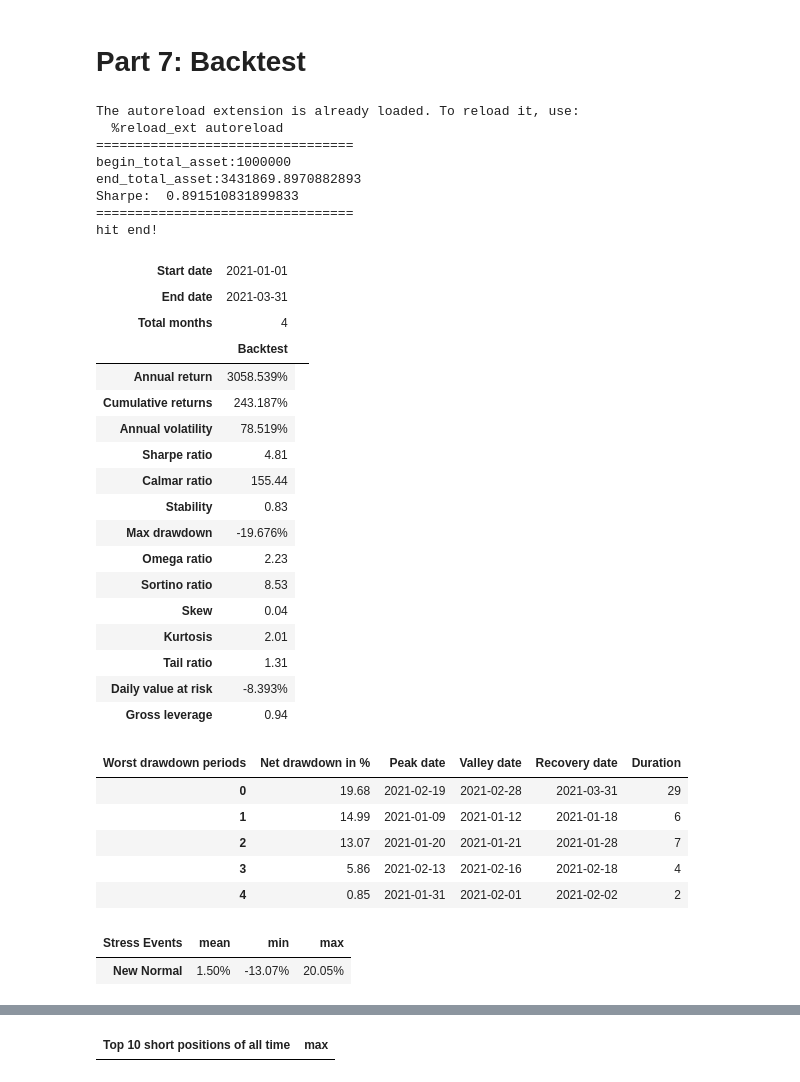
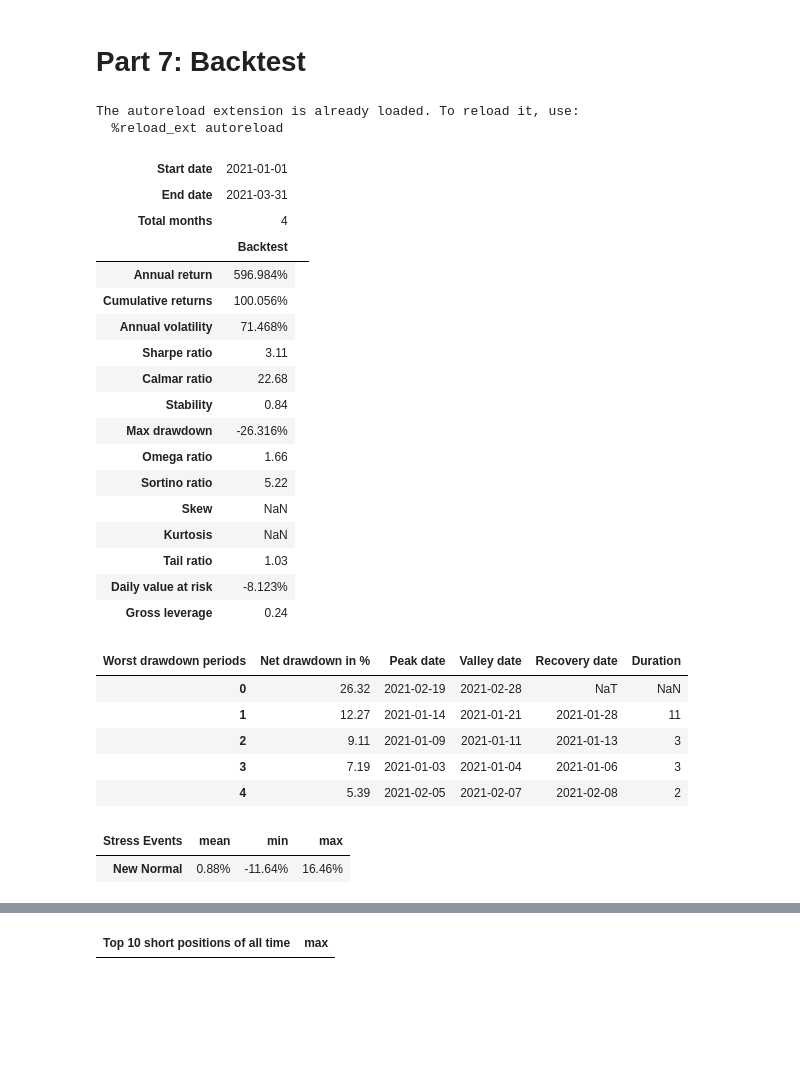
Before and after one commit to Toroi01/TradingRLBot, a Jupyter notebook: main.ipynb, the cells around one changed output, grey strips where cells are left out. Saved outputs shown, nothing was run; the diff lists cells and outputs as text; code cells hidden in the pictures; blank space fills up the shorter version.

```diff
--- a/main.ipynb
+++ b/main.ipynb
@@ -168,18 +161,16 @@ state_space = stock_dimension
 print(f"Stock Dimension: {stock_dimension}, State Space: {state_space}")
 
 env_kwargs = {
-    "hmax": 100,
     "initial_amount": 1000000,
-    "transaction_cost_pct": 0.1,
-    "state_space": state_space,
-    "stock_dim": stock_dimension,
-    "tech_indicator_list": config.TECHNICAL_INDICATORS_LIST,
-    "action_space": stock_dimension,
-    "reward_scaling": 1e-4
+    "technical_indicator_list": config.TECHNICAL_INDICATORS_LIST,
+    "max_assets_amount_per_trade": 100,
+    "ticker_list": train.tic.unique(),
+    "reward_scaling": 1e-4,
+    "comission_value": 0.1
 
 }
 
-e_train_gym = StockPortfolioEnv(df = train, **env_kwargs)
+e_train_gym = CustomTradingEnv(df = train, **env_kwargs)
 
 env_train, _ = e_train_gym.get_sb_env()
 # %% [output]
@@ -201,5 +192,5 @@ Using cpu device
 # %%
 trained_a2c = agent.train_model(model=model_a2c,
                                 tb_log_name='a2c',
-                                total_timesteps=60000)
+                                total_timesteps=100)
 # %% [output]
@@ -240,7 +215,7 @@ Logging to ./tensorboard_log/a2c/a2c_12
 Assume that we have $1,000,000 initial capital at 2021-01-01.
 # %%
 trade = data_split(df,config.START_TEST_DATE, config.END_DATE)
-e_trade_gym = StockPortfolioEnv(df = trade, **env_kwargs)
+e_trade_gym = CustomTradingEnv(df = trade, **env_kwargs)
 # %%
 trade.shape
 # %% [output]
@@ -264,4 +239,4 @@ trade
 # %%
-hourly_returns, hourly_actions, hourly_allocation = DRLAgent.DRL_prediction(model=trained_a2c,
+allocations, transactions, allocation_values = DRLAgent.DRL_prediction(model=trained_a2c,
                         environment = e_trade_gym)
 # %% [output]
@@ -329,41 +295,35 @@ df_actions.to_csv('df_actions.csv')
 # %%
 %load_ext autoreload
 %autoreload
 bat = BackTest(trained_a2c, e_trade_gym)
-bat.run(hourly_returns, hourly_allocation)
+bat.create_summary(allocations, allocation_values, transactions)
 # %% [output]
 The autoreload extension is already loaded. To reload it, use:
   %reload_ext autoreload
-=================================
-begin_total_asset:1000000
-end_total_asset:3431869.8970882893
-Sharpe:  0.891510831899833
-=================================
-hit end!
 | Start date | 2021-01-01 |  |
 | End date | 2021-03-31 |  |
 | Total months | 4 |  |
 |  | Backtest |
-| Annual return | 3058.539% |
-| Cumulative returns | 243.187% |
-| Annual volatility | 78.519% |
-| Sharpe ratio | 4.81 |
-| Calmar ratio | 155.44 |
-| Stability | 0.83 |
-| Max drawdown | -19.676% |
-| Omega ratio | 2.23 |
-| Sortino ratio | 8.53 |
-| Skew | 0.04 |
-| Kurtosis | 2.01 |
-| Tail ratio | 1.31 |
-| Daily value at risk | -8.393% |
-| Gross leverage | 0.94 |
+| Annual return | 596.984% |
+| Cumulative returns | 100.056% |
+| Annual volatility | 71.468% |
+| Sharpe ratio | 3.11 |
+| Calmar ratio | 22.68 |
+| Stability | 0.84 |
+| Max drawdown | -26.316% |
+| Omega ratio | 1.66 |
+| Sortino ratio | 5.22 |
+| Skew | NaN |
+| Kurtosis | NaN |
+| Tail ratio | 1.03 |
+| Daily value at risk | -8.123% |
+| Gross leverage | 0.24 |
 | Worst drawdown periods | Net drawdown in % | Peak date | Valley date | Recovery date | Duration |
-| 0 | 19.68 | 2021-02-19 | 2021-02-28 | 2021-03-31 | 29 |
-| 1 | 14.99 | 2021-01-09 | 2021-01-12 | 2021-01-18 | 6 |
-| 2 | 13.07 | 2021-01-20 | 2021-01-21 | 2021-01-28 | 7 |
-| 3 | 5.86 | 2021-02-13 | 2021-02-16 | 2021-02-18 | 4 |
-| 4 | 0.85 | 2021-01-31 | 2021-02-01 | 2021-02-02 | 2 |
+| 0 | 26.32 | 2021-02-19 | 2021-02-28 | NaT | NaN |
+| 1 | 12.27 | 2021-01-14 | 2021-01-21 | 2021-01-28 | 11 |
+| 2 | 9.11 | 2021-01-09 | 2021-01-11 | 2021-01-13 | 3 |
+| 3 | 7.19 | 2021-01-03 | 2021-01-04 | 2021-01-06 | 3 |
+| 4 | 5.39 | 2021-02-05 | 2021-02-07 | 2021-02-08 | 2 |
 | Stress Events | mean | min | max |
-| New Normal | 1.50% | -13.07% | 20.05% |
+| New Normal | 0.88% | -11.64% | 16.46% |
 | Top 10 long positions of all time | max |
```
Also changed, not shown: parts of 19 cells of this notebook, 7 other files.
